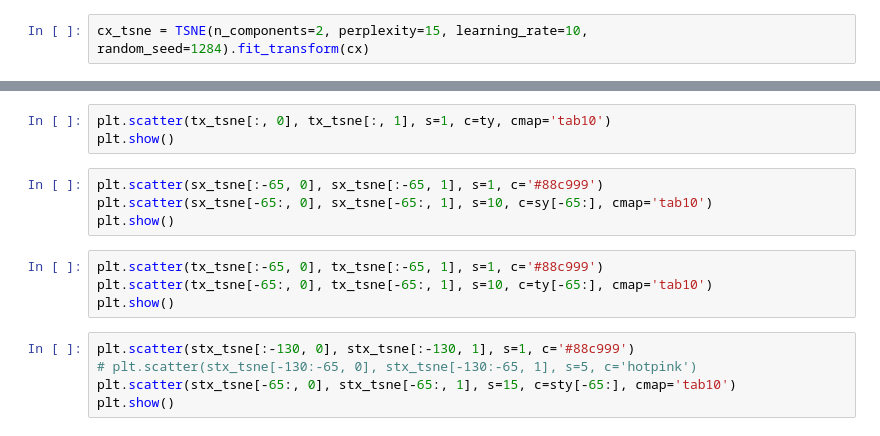
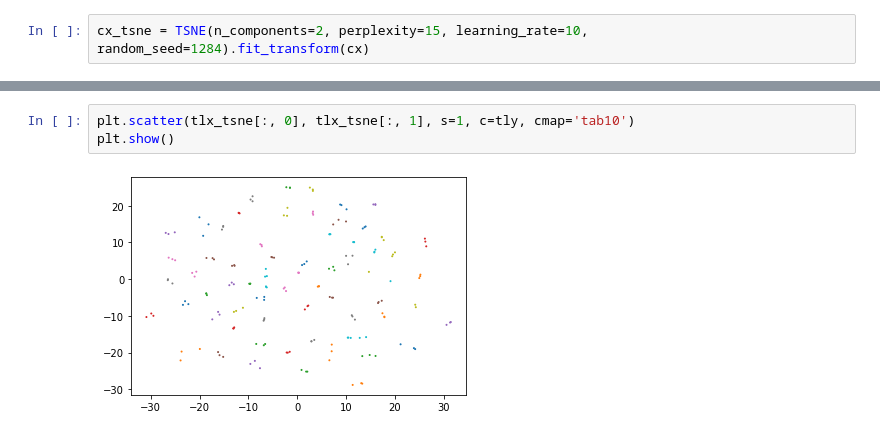
Before and after one commit to chu0802/TODA, a Jupyter notebook: data/tsne_plotting.ipynb, the cells around one changed output, grey strips where cells are left out. Saved outputs shown, nothing was run; the diff lists cells and outputs as text.

```diff
--- a/data/tsne_plotting.ipynb
+++ b/data/tsne_plotting.ipynb
@@ -91,16 +54,5 @@ plt.show()
 # %%
-plt.scatter(tx_tsne[:, 0], tx_tsne[:, 1], s=1, c=ty, cmap='tab10')
+plt.scatter(tlx_tsne[:, 0], tlx_tsne[:, 1], s=1, c=tly, cmap='tab10')
 plt.show()
+# %% [output]
+[figure, added]
-# %%
-plt.scatter(sx_tsne[:-65, 0], sx_tsne[:-65, 1], s=1, c='#88c999')
-plt.scatter(sx_tsne[-65:, 0], sx_tsne[-65:, 1], s=10, c=sy[-65:], cmap='tab10')
-plt.show()
-# %%
-plt.scatter(tx_tsne[:-65, 0], tx_tsne[:-65, 1], s=1, c='#88c999')
-plt.scatter(tx_tsne[-65:, 0], tx_tsne[-65:, 1], s=10, c=ty[-65:], cmap='tab10')
-plt.show()
-# %%
-plt.scatter(stx_tsne[:-130, 0], stx_tsne[:-130, 1], s=1, c='#88c999')
-# plt.scatter(stx_tsne[-130:-65, 0], stx_tsne[-130:-65, 1], s=5, c='hotpink')
-plt.scatter(stx_tsne[-65:, 0], stx_tsne[-65:, 1], s=15, c=sty[-65:], cmap='tab10')
-plt.show()
```
Also changed, not shown: parts of 15 cells of this notebook, 2 other files.
